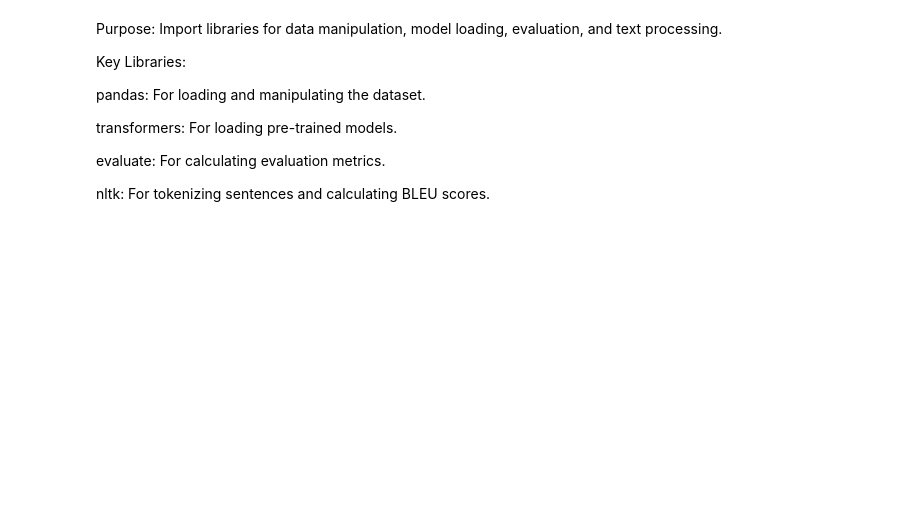
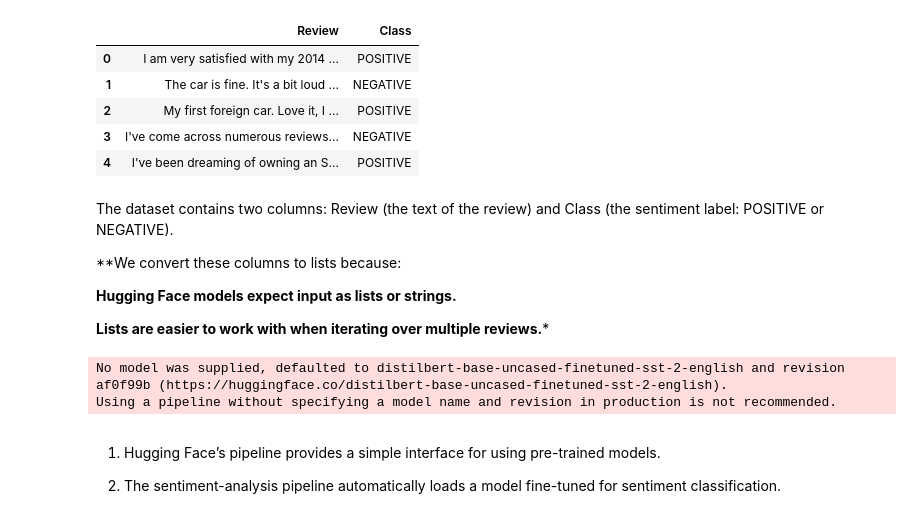
Before and after one commit to Khairul-islam99/Car_Review_Analysis, a Jupyter notebook: Car_Review_Analysis.ipynb, the cells around one changed output. Saved outputs shown, nothing was run; the diff lists cells and outputs as text; code cells hidden in the pictures; blank space fills up the shorter version.

```diff
--- a/Car_Review_Analysis.ipynb
+++ b/Car_Review_Analysis.ipynb
@@ -54,13 +56,14 @@ nltk.download('punkt')
 True
-# %% [markdown]
-Purpose: Import libraries for data manipulation, model loading, evaluation, and text processing.
-
-Key Libraries:
-
-pandas: For loading and manipulating the dataset.
-
-transformers: For loading pre-trained models.
-
-evaluate: For calculating evaluation metrics.
-
-nltk: For tokenizing sentences and calculating BLEU scores.
+# %%
+# Step 1: Load the Data
+
+# Load the CSV file
+df = pd.read_csv("/content/car_reviews.csv", delimiter=";")
+df.head()
+# %% [output]
+|  | Review | Class |
+| 0 | I am very satisfied with my 2014 ... | POSITIVE |
+| 1 | The car is fine. It's a bit loud ... | NEGATIVE |
+| 2 | My first foreign car. Love it, I ... | POSITIVE |
+| 3 | I've come across numerous reviews... | NEGATIVE |
+| 4 | I've been dreaming of owning an S... | POSITIVE |
@@ -66,0 +74,19 @@ nltk: For tokenizing sentences and calculating BLEU scores.
+# %% [markdown]
+The dataset contains two columns: Review (the text of the review) and Class (the sentiment label: POSITIVE or NEGATIVE).
+
+**We convert these columns to lists because:
+
+**Hugging Face models expect input as lists or strings.**
+
+**Lists are easier to work with when iterating over multiple reviews.***
+# %%
+#Step 2: Load the Sentiment Analysis Model
+
+sentiment_pipeline = pipeline("sentiment-analysis")
+# %% [output]
+No model was supplied, defaulted to distilbert-base-uncased-finetuned-sst-2-english and revision af0f99b (https://huggingface.co/distilbert-base-uncased-finetuned-sst-2-english).
+Using a pipeline without specifying a model name and revision in production is not recommended.
+# %% [markdown]
+1. Hugging Face’s pipeline provides a simple interface for using pre-trained models.
+
+2. The sentiment-analysis pipeline automatically loads a model fine-tuned for sentiment classification.
```
Also changed, not shown: parts of 25 cells of this notebook.
